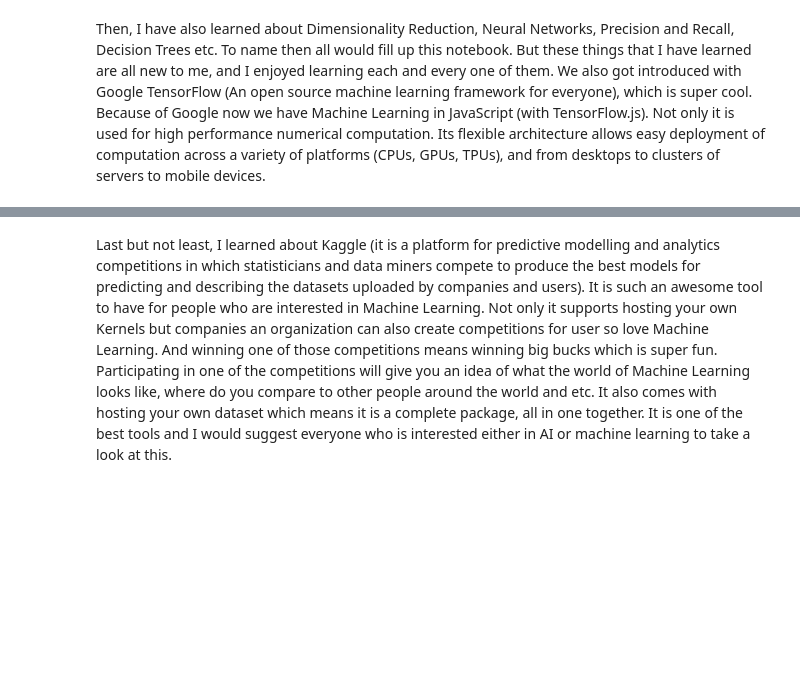
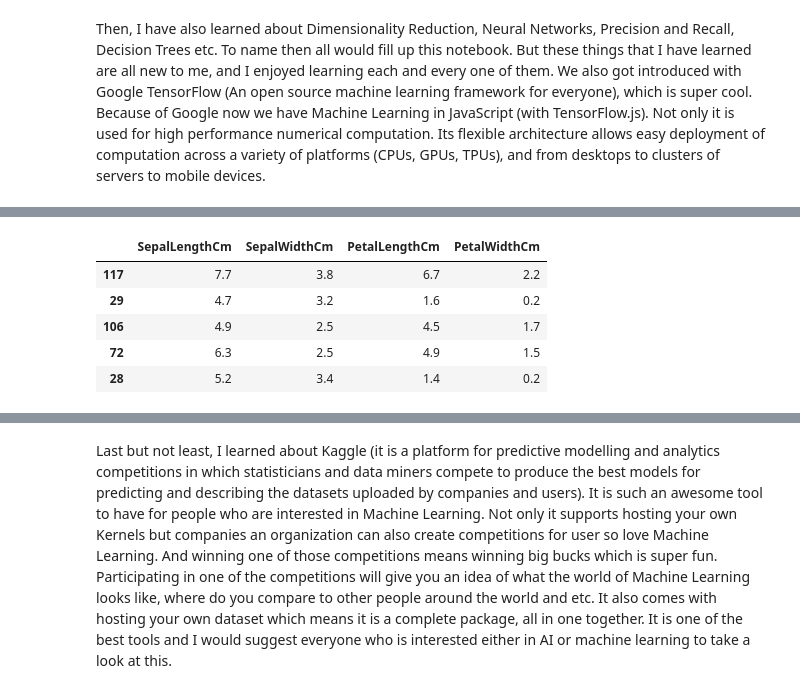
Before and after one commit to ThunderRoid/JupyterNotebook, a Jupyter notebook: Participation 6 - Course Summary.ipynb, the cells around one changed output, grey strips where cells are left out. Saved outputs shown, nothing was run; the diff lists cells and outputs as text; code cells hidden in the pictures; blank space fills up the shorter version.

```diff
--- a/Participation 6 - Course Summary.ipynb
+++ b/Participation 6 - Course Summary.ipynb
@@ -81,0 +134,14 @@ Then, I have also learned about Dimensionality Reduction, Neural Networks, Preci
+# %%
+train_X = train[['SepalLengthCm','SepalWidthCm','PetalLengthCm','PetalWidthCm']] # taking the training data features
+train_y = train.Species # output of the training data
+test_X = test[['SepalLengthCm','SepalWidthCm','PetalLengthCm','PetalWidthCm']] # taking test data feature
+test_y = test.Species # output value of the test data
+# %%
+train_X.head()
+# %% [output]
+|  | SepalLengthCm | SepalWidthCm | PetalLengthCm | PetalWidthCm |
+| 117 | 7.7 | 3.8 | 6.7 | 2.2 |
+| 29 | 4.7 | 3.2 | 1.6 | 0.2 |
+| 106 | 4.9 | 2.5 | 4.5 | 1.7 |
+| 72 | 6.3 | 2.5 | 4.9 | 1.5 |
+| 28 | 5.2 | 3.4 | 1.4 | 0.2 |
```
Also changed, not shown: parts of 22 cells of this notebook.
